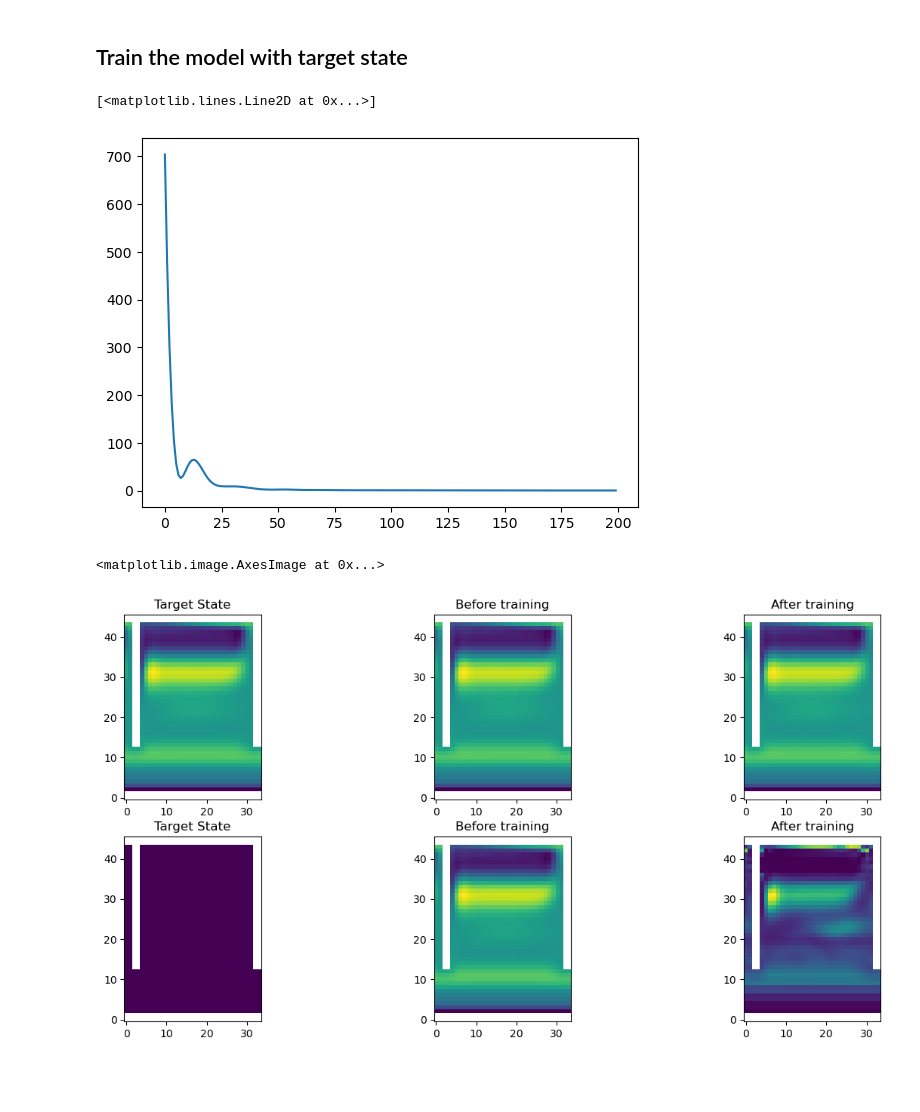
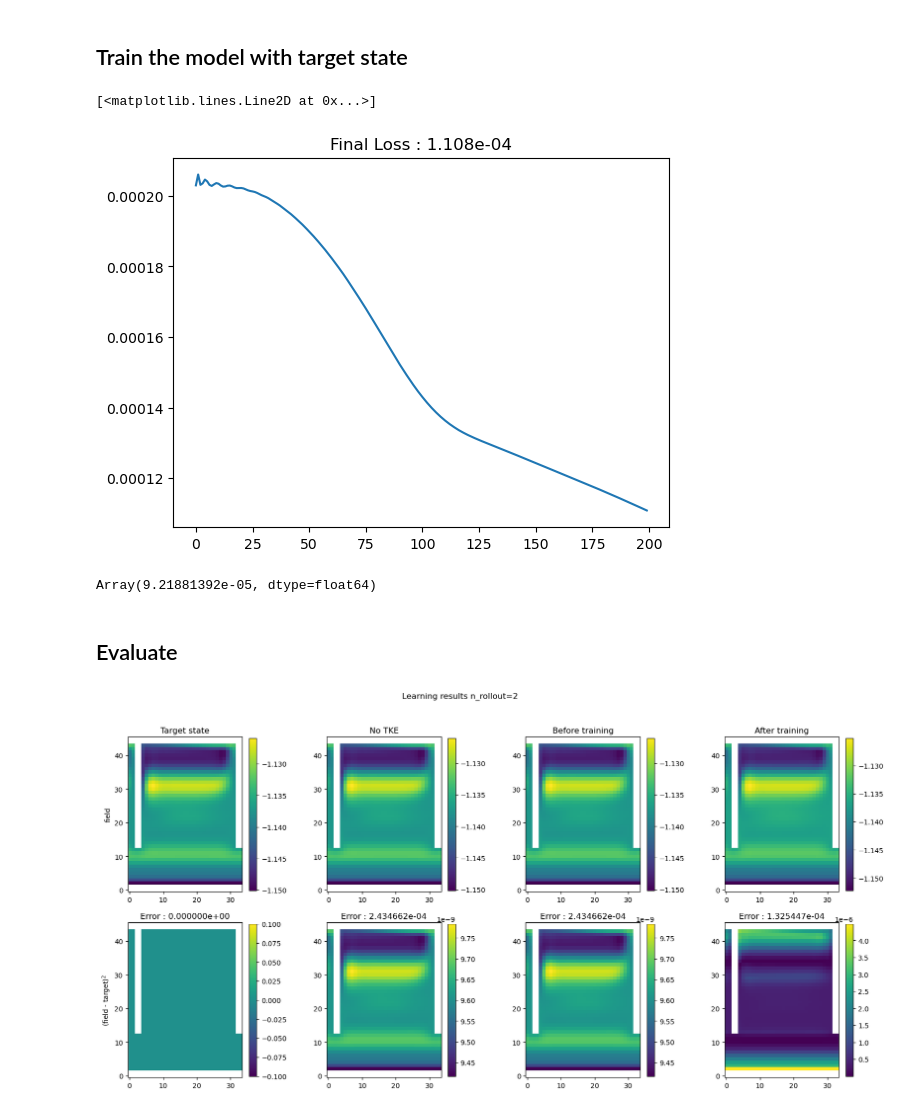
Before and after one commit to Etienne-Meunier/Veros-Autodiff, a Jupyter notebook: clean-veros-correction.ipynb, the cells around one changed output. Saved outputs shown, nothing was run; the diff lists cells and outputs as text; code cells hidden in the pictures; blank space fills up the shorter version.

Commit message:
Clean Veros correction

```diff
--- a/clean-veros-correction.ipynb
+++ b/clean-veros-correction.ipynb
@@ -191,8 +216,10 @@ Array(0.00020299, dtype=float64)
 ## Train the model with target state
 # %%
 import optax
-tx = optax.adam(learning_rate=0.001)
+tx = optax.adam(learning_rate=0.0001)
 params = cm.init(rng, learning_state)
 opt_state = tx.init(params)
 # %%
 psj = jax.checkpoint(step_jit_notke)
+# %%
+prediction_init = corrected_simulation(learning_state, psj, partial(apply_corrections, params=params, correction_model=cm), n_rollout)
@@ -199,38 +228,48 @@ psj = jax.checkpoint(step_jit_notke)
 # %%
-loss_vals = []
-for i in trange(200):
-  loss_val, grads = loss_and_grad_theta(learning_state, params, psj, partial(agg_compare, target_state=target_state), cm, n_iter=2)
+for i in trange(2000):
+  loss_val, grads = loss_and_grad_theta(learning_state, params, psj, partial(agg_compare, target_state=target_state), cm, n_iter=n_rollout)
   updates, opt_state = tx.update(grads, opt_state)
   params = optax.apply_updates(params, updates)
   loss_vals.append(loss_val)
 # %%
+plt.title(f'Final Loss : {loss_vals[-1].item():.3e}')
 plt.plot(loss_vals)
 # %% [output]
 [<matplotlib.lines.Line2D at 0x...>]
-[figure, old version]
+[figure, new version]
+# %%
+loss_vals[0] - loss_vals[-1]
+# %% [output]
+Array(9.21881392e-05, dtype=float64)
+# %% [markdown]
+## Evaluate
+# %%
+prediction_trained = corrected_simulation(learning_state, psj, partial(apply_corrections, params=params, correction_model=cm), n_rollout)
 # %%
-fig, axs = plt.subplots(2,3, figsize=(15,7))
+fig, axs = plt.subplots(2,4, figsize=(20,9))
+fig.suptitle(f'Learning results {n_rollout=}')
+modalities = {'Target state' : target_state,
+              'No TKE' : predicted_notke,
+              'Before training' : prediction_init,
+              'After training' : prediction_trained}
+target = get_current_variable(target_state, 'temp').at[mask].set(jnp.nan)
 
+axs[0,0].set_ylabel('field')
+axs[1,0].set_ylabel(r'(field - target)$^2$')
 
-axs[0, 0].set_title('Target State')
-axs[0, 0].imshow(get_current_variable(target_state, 'temp').at[mask].set(jnp.nan)[..., 0].T)
+for a, (name, st) in zip(axs.T, modalities.items()):
+    a[0].set_title(name)
 
-axs[0, 1].set_title('Before training')
-axs[0, 1].imshow(get_current_variable(predicted_before_training, 'temp').at[mask].set(jnp.nan)[..., 0].T)
+    var = get_current_variable(st, 'temp').at[mask].set(jnp.nan)
 
-axs[0, 2].set_title('After training')
-axs[0, 2].imshow(get_current_variable(learning_state, 'temp').at[mask].set(jnp.nan)[..., 0].T)
+    # top row: field
+    im_state = a[0].imshow(var[..., 0].T)
+    fig.colorbar(im_state, ax=a[0], fraction=0.046, pad=0.04)
 
-target = get_current_variable(target_state, 'temp').at[mask].set(jnp.nan)[..., 0]
-axs[1, 0].set_title('Target State')
-axs[1, 0].imshow(((target - get_current_variable(target_state, 'temp').at[mask].set(jnp.nan)[..., 0])**2).T)
-
-axs[1, 1].set_title('Before training')
-axs[1, 1].imshow(((target - get_current_variable(predicted_before_training, 'temp').at[mask].set(jnp.nan)[..., 0])**2).T)
-
-
-axs[1, 2].set_title('After training')
-axs[1, 2].imshow(((target - get_current_variable(learning_state, 'temp').at[mask].set(jnp.nan)[..., 0])**2).T)
+    # bottom row: squared error vs target
+    err = (var - target) ** 2
+    im_err = a[1].imshow(err[..., 0].T)
+    a[1].set_title(f'Error : {jnp.nanmean(err):2e}')
+    fig.colorbar(im_err, ax=a[1], fraction=0.046, pad=0.04)
 # %% [output]
-<matplotlib.image.AxesImage at 0x...>
-[figure, old version]
+[figure, new version]
```
Also changed, not shown: parts of 8 cells of this notebook.
